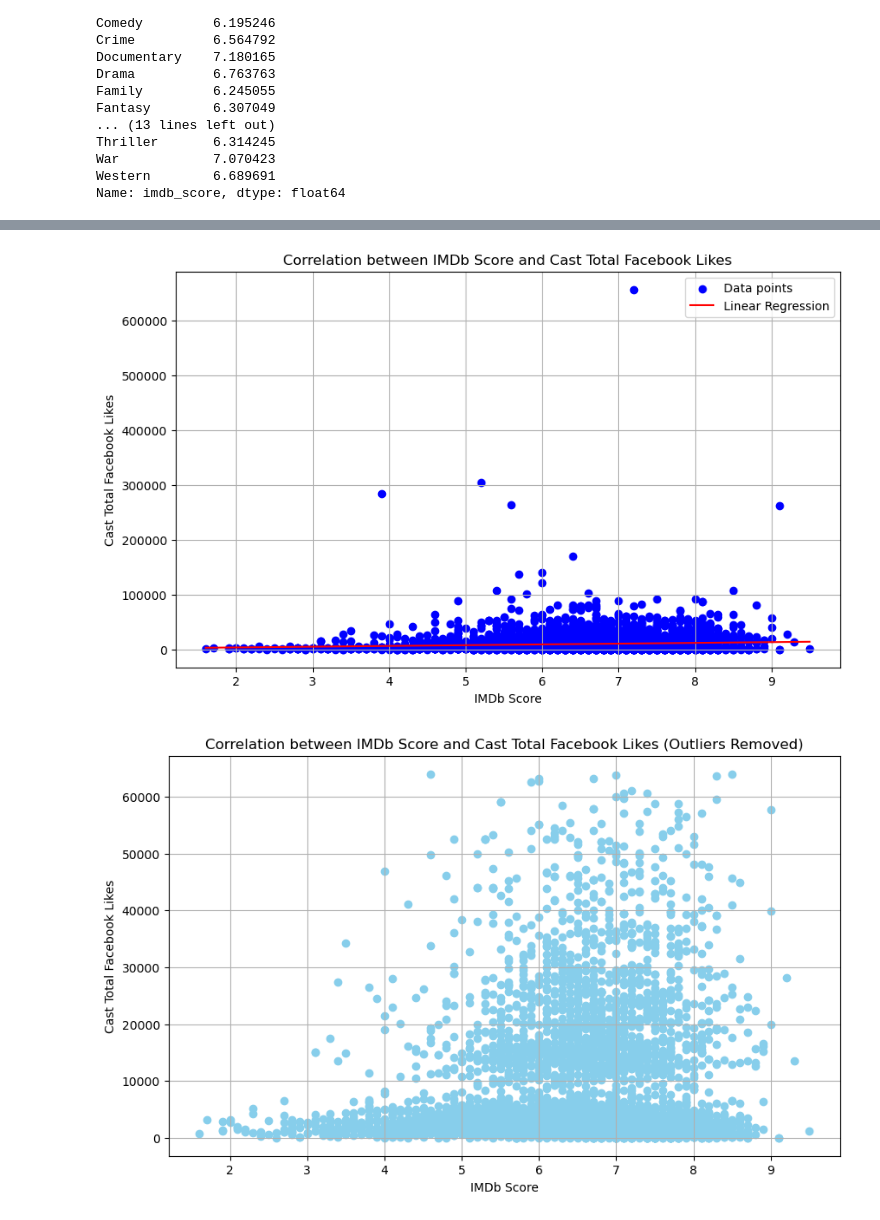
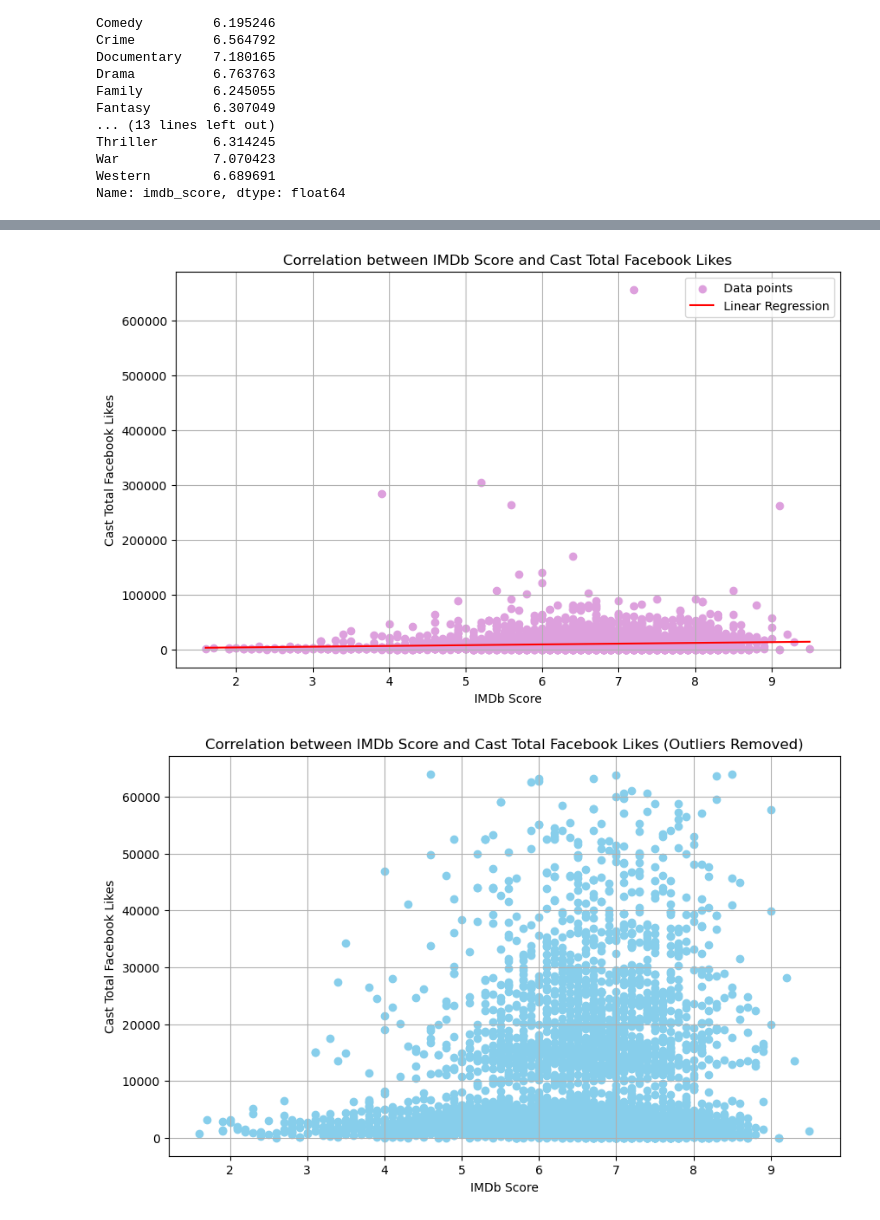
Before and after one commit to XueYiLu/Project-4, a Jupyter notebook: Cleaned_data/IrisVisualizations.ipynb, the cells around one changed output, grey strips where cells are left out. Drawn from its saved outputs; the diff is of its cells as text; code cells hidden in the pictures.

```diff
--- a/Cleaned_data/IrisVisualizations.ipynb
+++ b/Cleaned_data/IrisVisualizations.ipynb
@@ -164,31 +164,31 @@ plt.show()
 # %%
 # Extract IMDb score and cast total Facebook likes
 imdb_scores = df['imdb_score']
 cast_fb_likes = df['cast_total_facebook_likes']
 
 # Perform linear regression
 slope, intercept = np.polyfit(imdb_scores, cast_fb_likes, 1)
 x_values = np.linspace(imdb_scores.min(), imdb_scores.max(), 100)
 y_values = slope * x_values + intercept
 
 # Create scatter plot
 plt.figure(figsize=(10, 6))
-plt.scatter(imdb_scores, cast_fb_likes, label='Data points', color='blue')
+plt.scatter(imdb_scores, cast_fb_likes, label='Data points', color='plum')
 
 # Plot the linear regression line
 plt.plot(x_values, y_values, label='Linear Regression', color='red')
 
 # Add labels and title
 plt.title('Correlation between IMDb Score and Cast Total Facebook Likes')
 plt.xlabel('IMDb Score')
 plt.ylabel('Cast Total Facebook Likes')
 plt.legend()
 plt.grid(True)
 
 # Show plot
 plt.show()
 # %% [output]
-[figure, old version]
+[figure, new version]
 # %%
 # Calculate z-scores for cast total Facebook likes
 cast_fb_z_scores = np.abs((df['cast_total_facebook_likes'] - df['cast_total_facebook_likes'].mean()) / df['cast_total_facebook_likes'].std())
```
Also changed, not shown: parts of 6 cells of this notebook.
